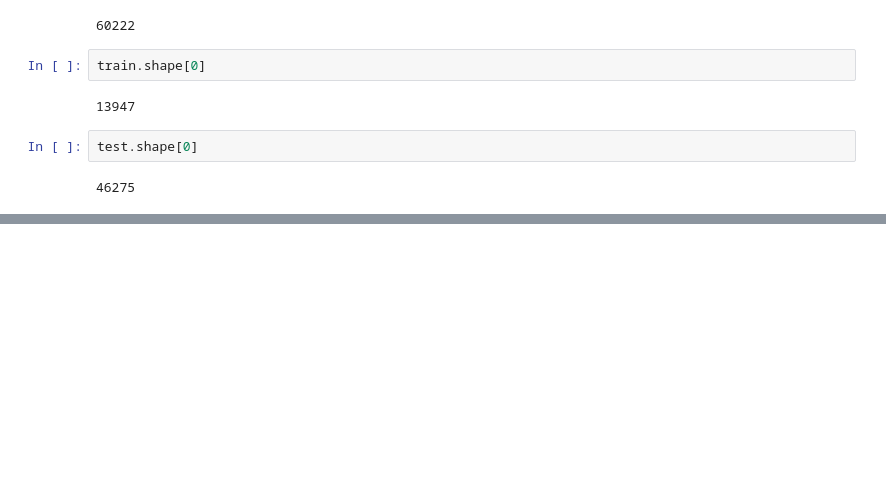
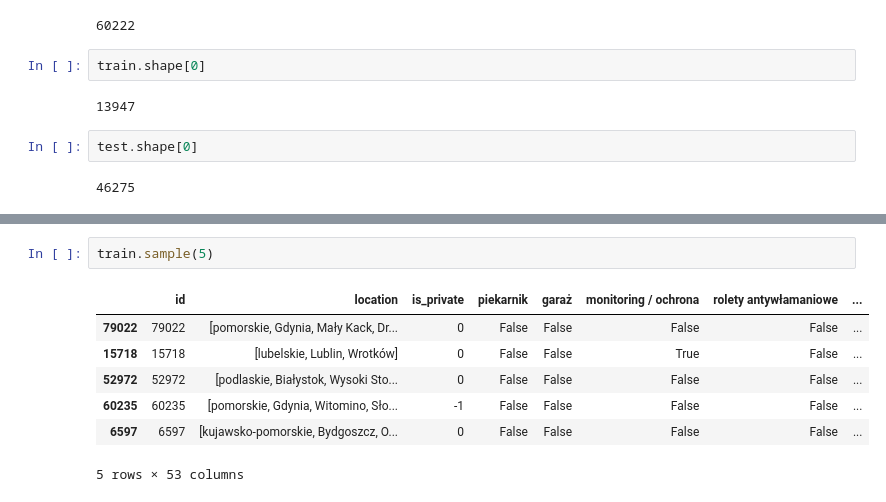
Before and after one commit to manielak/MachineLearning, a Jupyter notebook: PropertyPricePrediction.ipynb, the cells around one changed output, grey strips where cells are left out. Saved outputs shown, nothing was run; the diff lists cells and outputs as text; blank space fills up the shorter version.

```diff
--- a/PropertyPricePrediction.ipynb
+++ b/PropertyPricePrediction.ipynb
@@ -31,0 +59,10 @@ test.shape[0]
+# %%
+train.sample(5)
+# %% [output]
+|  | id | location | is_private | piekarnik | garaż | monitoring / ochrona | rolety antywłamaniowe | ... |
+| 79022 | 79022 | [pomorskie, Gdynia, Mały Kack, Dr... | 0 | False | False | False | False | ... |
+| 15718 | 15718 | [lubelskie, Lublin, Wrotków] | 0 | False | False | True | False | ... |
+| 52972 | 52972 | [podlaskie, Białystok, Wysoki Sto... | 0 | False | False | False | False | ... |
+| 60235 | 60235 | [pomorskie, Gdynia, Witomino, Sło... | -1 | False | False | False | False | ... |
+| 6597 | 6597 | [kujawsko-pomorskie, Bydgoszcz, O... | 0 | False | False | False | False | ... |
+5 rows × 53 columns
```
Also changed, not shown: parts of 6 cells of this notebook.
